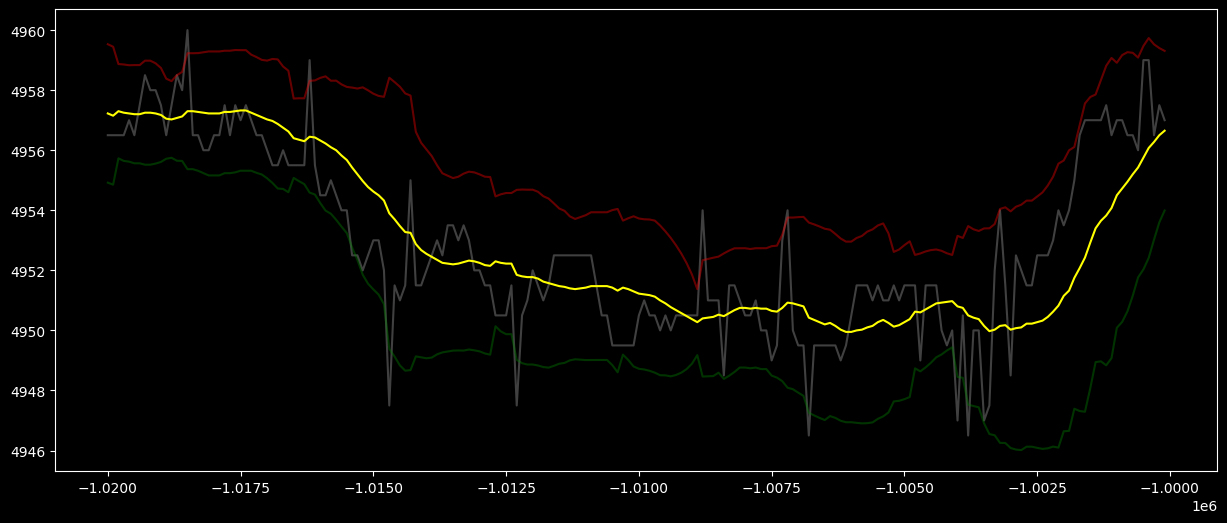
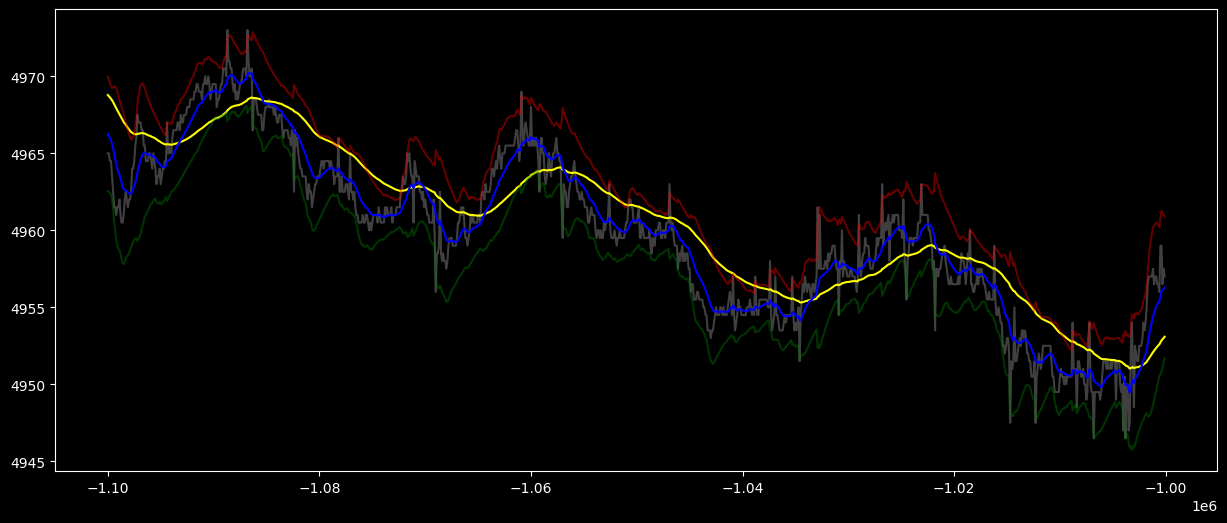
The notebook cell's code change between the first figure and the second:
--- before
+++ after
@@ -2,20 +2,20 @@
     tom_data = prices_continuous[prices_continuous['product'] == 'TOMATOES'].copy()
     
-    # Calculate SMAs as the mean of a rolling window including past x observations, SMA_20 at time t is just the mean of all the prices between t-21 and t-1
-    tom_data['SMA_20'] = tom_data['mid_price'].rolling(window=20).mean()
-    tom_data['SMA_100'] = tom_data['mid_price'].rolling(window=100).mean()
+    tom_data['EMA_100'] = tom_data['mid_price'].ewm(span=100, adjust=False).mean()
+    tom_data['EMA_20'] = tom_data['mid_price'].ewm(span=20, adjust=False).mean()
+
+    tom_data['ZScore'] = (tom_data["mid_price"] - tom_data["EMA_20"]) / tom_data["mid_price"].ewm(span=20, adjust=False).std()
+    tom_data['POS2ZScore'] = tom_data["EMA_20"] + 2 * tom_data["mid_price"].ewm(span=20, adjust=False).std()
+    tom_data['NEG2ZScore'] = tom_data["EMA_20"] - 2 * tom_data["mid_price"].ewm(span=20, adjust=False).std()
     
-    tom_data['ZScore'] = (tom_data["mid_price"] - tom_data["SMA_20"]) / tom_data["mid_price"].rolling(window = 20).std()
-    tom_data['POS2ZScore'] = tom_data["SMA_20"] + 2 * tom_data["mid_price"].rolling(window = 20).std()
-    tom_data['NEG2ZScore'] = tom_data["SMA_20"] - 2 * tom_data["mid_price"].rolling(window = 20).std()
-
     plt.figure(figsize=(15, 6))
-    plt.plot(tom_data['t'][-200:], tom_data['mid_price'][-200:], label='Mid Price', color='grey', alpha=0.5)
-    plt.plot(tom_data['t'][-200:], tom_data['SMA_20'][-200:], label='SMA 20 (Fast)', color='yellow', linewidth=1.5)
-    plt.plot(tom_data["t"][-200:], tom_data["POS2ZScore"][-200:], label = "POSITIVE 2 Z Score", color = "red", alpha = 0.4)
-    plt.plot(tom_data["t"][-200:], tom_data["NEG2ZScore"][-200:], label = "NEGATIVE 2 Z Score", color = "green", alpha = 0.4)
+    plt.plot(tom_data['t'][-1000:], tom_data['mid_price'][-1000:], label='Mid Price', color='grey', alpha=0.5)
+    plt.plot(tom_data['t'][-1000:], tom_data['EMA_100'][-1000:], label='EMA 100', color='yellow', linewidth=1.5)
+    plt.plot(tom_data['t'][-1000:], tom_data['EMA_20'][-1000:], label='EMA 20', color='blue', linewidth=1.5)
+    plt.plot(tom_data["t"][-1000:], tom_data["POS2ZScore"][-1000:], label = "POSITIVE 2 Z Score", color = "red", alpha = 0.4)
+    plt.plot(tom_data["t"][-1000:], tom_data["NEG2ZScore"][-1000:], label = "NEGATIVE 2 Z Score", color = "green", alpha = 0.4)
 
     plt.figure(figsize=(15,6))
-    plt.plot(tom_data["t"][-200:], tom_data["ZScore"][-200:], label = "Z Score with 20 MA", color = "grey")
+    plt.plot(tom_data["t"][-1000:], tom_data["ZScore"][-1000:], label = "Z Score with 20 MA", color = "grey")
     plt.axhline(2, color = "red")
     plt.axhline(-2, color = "green")

Commit: Changed a few things